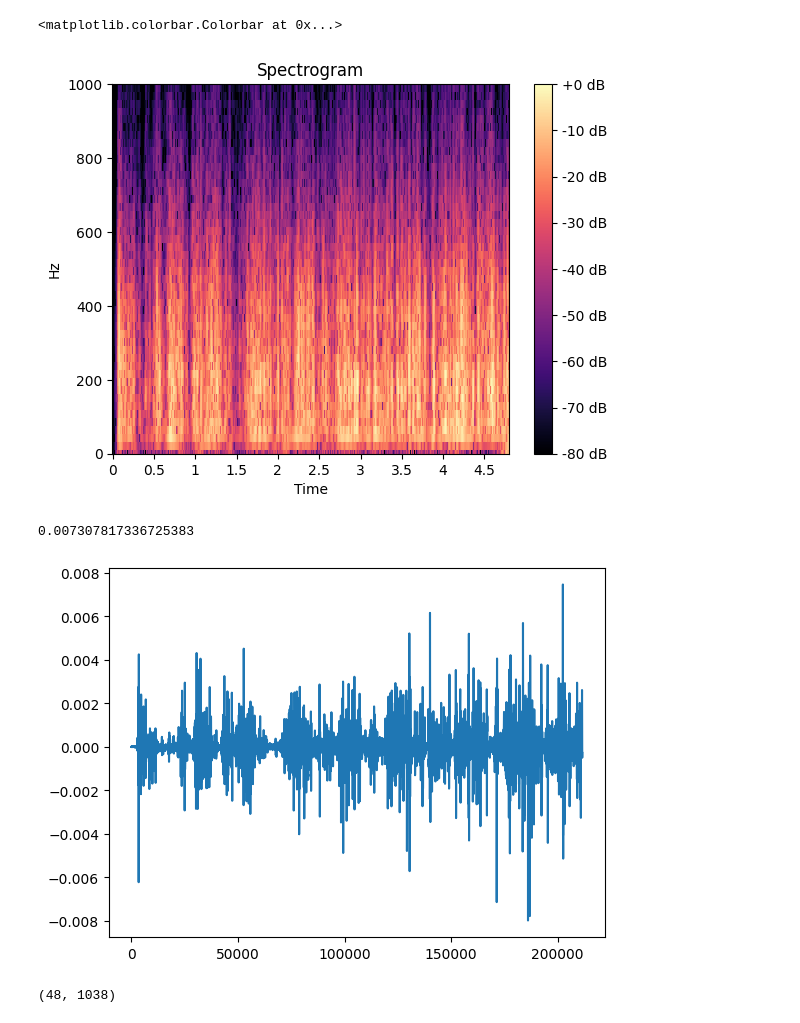
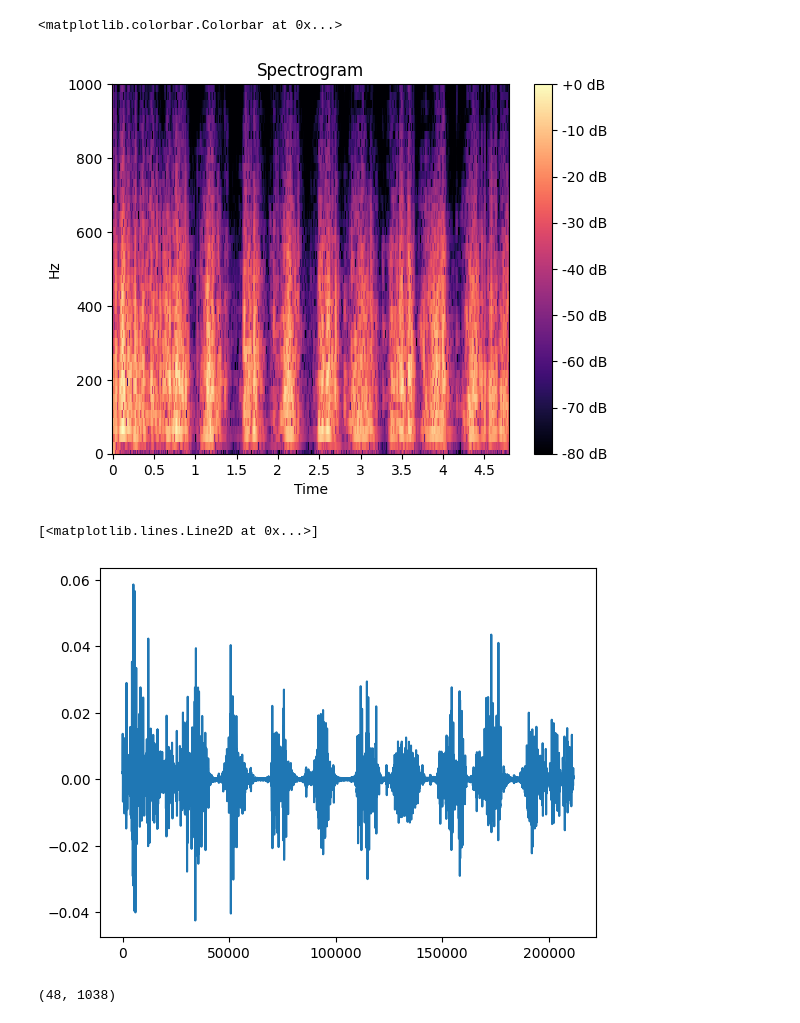
Before and after one commit to shinolab/vibrotactile-autoencoder, a Jupyter notebook: preprocess.ipynb, the cells around one changed output. Cells and saved outputs as stored; diff of their text form; code cells hidden in the pictures.

```diff
--- a/preprocess.ipynb
+++ b/preprocess.ipynb
@@ -9,5 +10,5 @@ import matplotlib.pyplot as plt
 # %%
-data, fs = librosa.load('Texture_Dataset/G1AluminumMesh/G1RhombAluminumMesh_Sound_Movement_train1.wav', sr=44100)
+data, fs = librosa.load('Texture_Dataset/G1AluminumMesh/G1RhombAluminumMesh_Sound_Movement_train5.wav', sr=44100)
 b, a = signal.butter(3, [20 / fs, 1000 / fs], 'bandpass')
 data = signal.filtfilt(b, a, data)
 plt.plot(data)
@@ -23,19 +26,19 @@ plt.ylim(0, 1000)
 fig.colorbar(img, ax=ax, format="%+2.0f dB")
 # %% [output]
 <matplotlib.colorbar.Colorbar at 0x...>
-[figure, old version]
+[figure, new version]
 # %%
 spec = dbMatrix[:48,:]
 
-ex = np.full((1025-(spec.shape[0]),spec.shape[1]),-80)#もとの音声の周波数上限を切っているので配列の大きさを合わせるために-80dbで埋めている
+ex = np.full((1025-(spec.shape[0]), spec.shape[1]),-80)#もとの音声の周波数上限を切っているので配列の大きさを合わせるために-80dbで埋めている
 spec = np.append(spec,ex,axis=0)
 
 spec = librosa.db_to_amplitude(spec)
 re_wav = librosa.griffinlim(spec,n_iter=100,n_fft=2048, hop_length=int(2048 * 0.1), window='hann')
-plt.plot(re_wav)
+plt.plot(re_wav*10)
 
-from sklearn.metrics import mean_absolute_error
-print(mean_absolute_error(re_wav, data[:211548]))
+# from sklearn.metrics import mean_absolute_error
+# print(mean_absolute_error(re_wav, data[:211548]))
 # %% [output]
-0.007307817336725383
+[<matplotlib.lines.Line2D at 0x...>]
-[figure, old version]
+[figure, new version]
```
Also changed, not shown: parts of 4 cells of this notebook, 4 other files.
